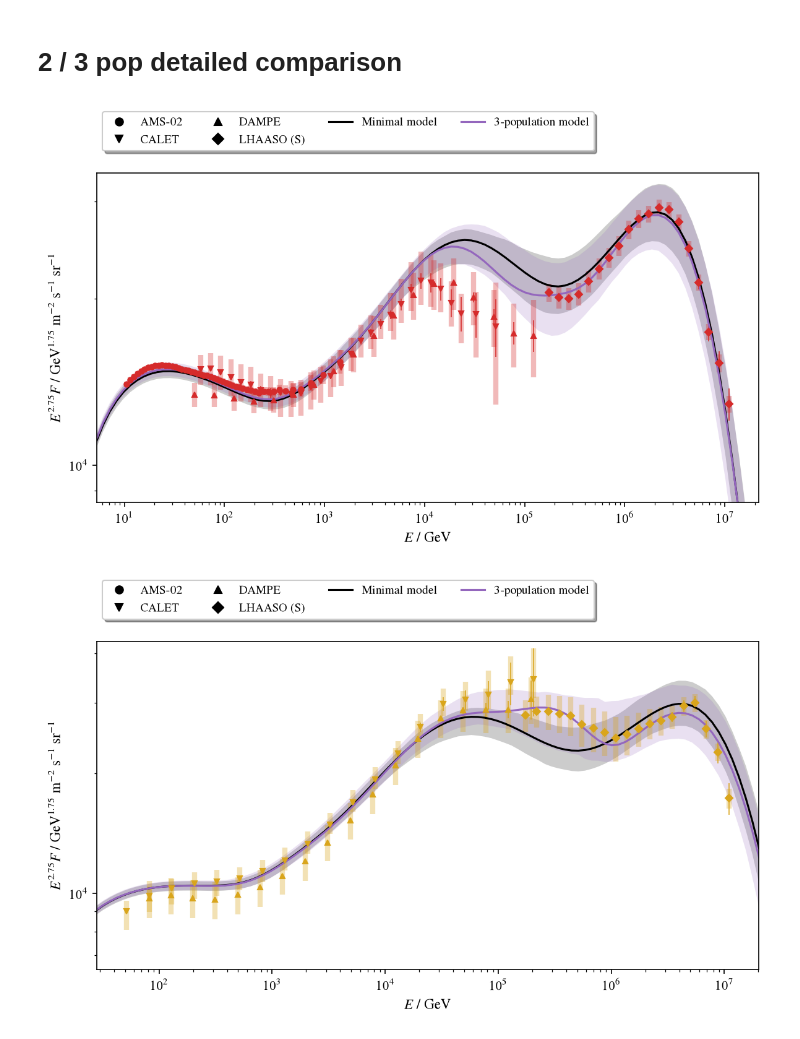
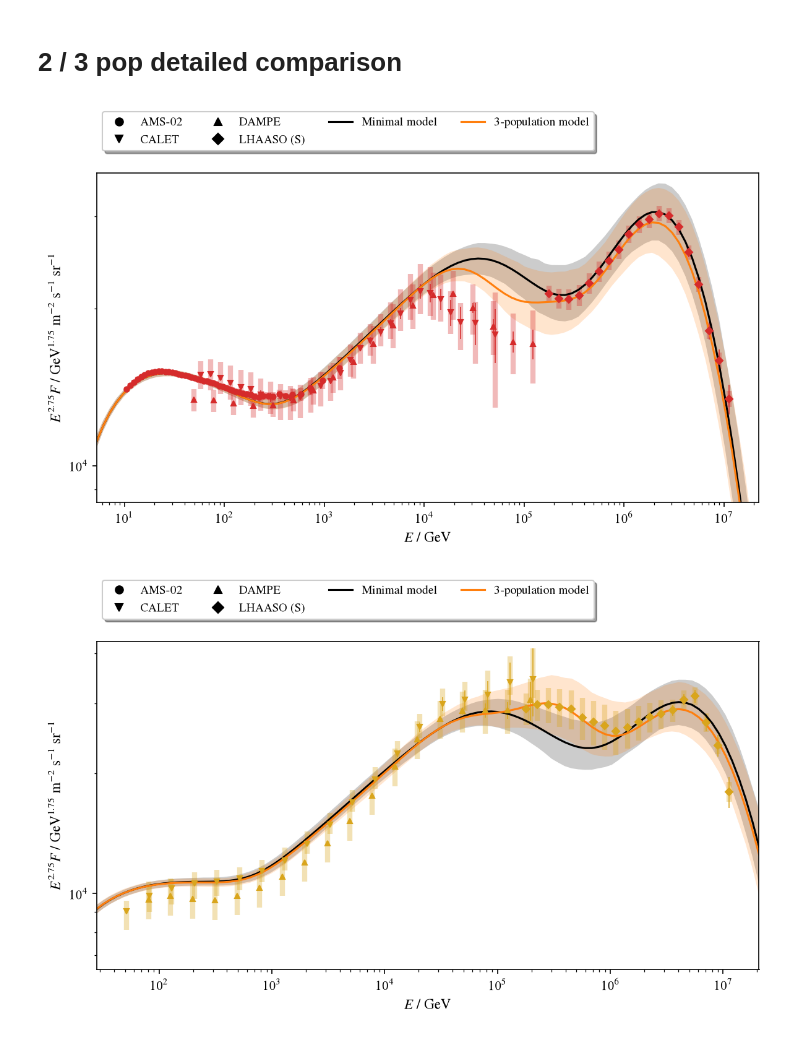
Before and after one commit to nj-vs-vh/EVA, a Jupyter notebook: notebooks/tevpa26.ipynb, the cells around one changed output. Cells and saved outputs as stored; diff of their text form; code cells hidden in the pictures.

```diff
--- a/notebooks/tevpa26.ipynb
+++ b/notebooks/tevpa26.ipynb
@@ -225,10 +227,14 @@ ax = plot_p_He_data()
 
 Rmin = 10
 Rmax = 8e6
-THREEPOP_COLOR = "tab:purple"
-for res, color in (
-    (fiducial_res, "black"),
-    (threepop_res, THREEPOP_COLOR),
+MINIMAL_COLOR = "k"
+LS_COLOR = CARTO_VIVID(2)
+TWO_LE_COLOR = CARTO_VIVID(9)
+for res, color, band in (
+    (onepop_res, "gray", False),
+    (minimal_res, MINIMAL_COLOR, True),
+    (local_source_res, LS_COLOR, True),
+    (two_le_res, TWO_LE_COLOR, True),
 ):
     plot_model_predictions(
         ax=ax,
@@ -237,20 +243,31 @@ for res, color in (
         model_sample=res.model_sample,
         observable=lambda m, R: m.compute_flux_ratio(R, Element.H / Element.He, "R"),
         color=color,
-        plot_config=PosteriorPlotConfig(),
+        plot_config=PosteriorPlotConfig(
+            band_cl=0.9 if band else None,
+            best_fit_plot_kwargs={"zorder": 10},
+            band_plot_kwargs={"alpha": 0.15},
+        ),
         best=res.mle,
     )
 
 legend_with_added_items(
     ax,
     items=[
-        (legend_artist_line("black"), "Minimal"),
-        (legend_artist_line(THREEPOP_COLOR), "3 populations"),
+        (legend_artist_line("gray"), "Single population"),
+        (legend_artist_line(MINIMAL_COLOR), "Minimal"),
+        (legend_artist_line(LS_COLOR), "Minimal + bump"),
+        (legend_artist_line(TWO_LE_COLOR), "Minimal + He-rich SNR pop."),
     ],
     fontsize="small",
+    loc="center left",
+    bbox_to_anchor=(1, 0.5),
 )
 
 ax.set_xlim(Rmin, Rmax)
 ax.set_ylim(top=6)
 ax.set_yscale("linear")
+ax.figure.tight_layout()  # type: ignore
+
+ax.figure.savefig("../out/p_He_model_comparison.pdf")
 # %% [output]
@@ -533,7 +444,7 @@ ax.legend()
 # %% [markdown]
 # 2 / 3 pop detailed comparison
 # %%
-fit_data = Data.load(fiducial_res.config.fit_data_config)
+fit_data = Data.load(minimal_res.config.fit_data_config)
 # %%
 from cr_knee_fit.plotting import plot_spectrum
 
@@ -543,8 +454,8 @@ for element in (Element.H, Element.He):
     plot_spectrum(
         spec=element,
         config=PosteriorPlotConfig(),
-        center=fiducial_res.mle,
-        model_sample=fiducial_res.model_sample,
+        center=minimal_res.mle,
+        model_sample=minimal_res.model_sample,
         scale=scale,
         fit_data=fit_data,
         validation_data=Data(config=DataConfig()),
@@ -555,36 +466,36 @@ for element in (Element.H, Element.He):
     # E_grid = np.geomspace(*ax.get_xlim(), 100)
     # E_factor = E_grid**scale
     # ax.plot(E_grid, E_factor * threepop_res.mle.compute_spectrum(E_grid, element, "E"), color="orange")
 
     plot_model_predictions(
         ax=ax,
-        best=threepop_res.mle,
-        model_sample=threepop_res.model_sample,
+        best=local_source_res.mle,
+        model_sample=local_source_res.model_sample,
         observable=lambda model, E: model.compute_spectrum(E, element, "E"),  # noqa: B023
         E_bounds=ax.get_xlim(),
         plot_config=PosteriorPlotConfig(),
-        color=THREEPOP_COLOR,
+        color=LS_COLOR,
         scale=scale,
     )
 
     legend_with_added_items(
         ax,
         [
             (exp.legend_artist(is_fitted=True), exp.name)
             for exp in fit_data.experiments(spectra_only=True)
         ]
         + [
             (legend_artist_line("k"), "Minimal model"),
-            (legend_artist_line(THREEPOP_COLOR), "3-population model"),
+            (legend_artist_line(LS_COLOR), "3-population model"),
         ],
         fontsize="small",
         bbox_to_anchor=(0.00, 1.05, 1.0, 0.0),
         loc="lower left",
         fancybox=True,
         shadow=True,
         ncol=4,
     )
     fig.tight_layout()
 # %% [output]
-[figure, old version]
+[figure, new version]
-[figure, old version]
+[figure, new version]
```
Also changed, not shown: parts of 14 cells of this notebook, 12 other files.
